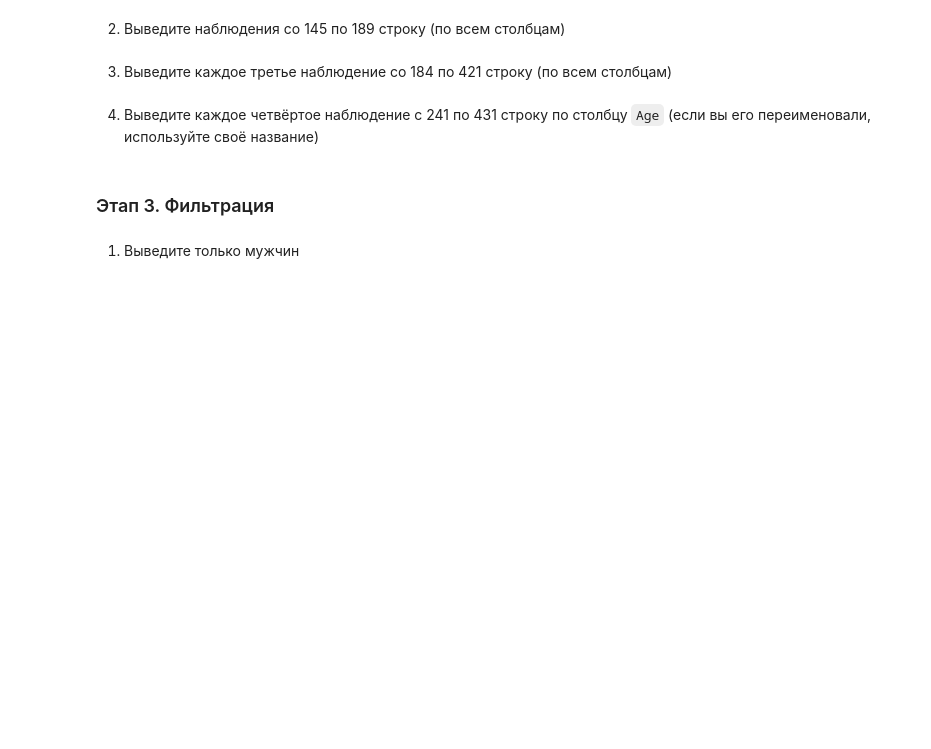
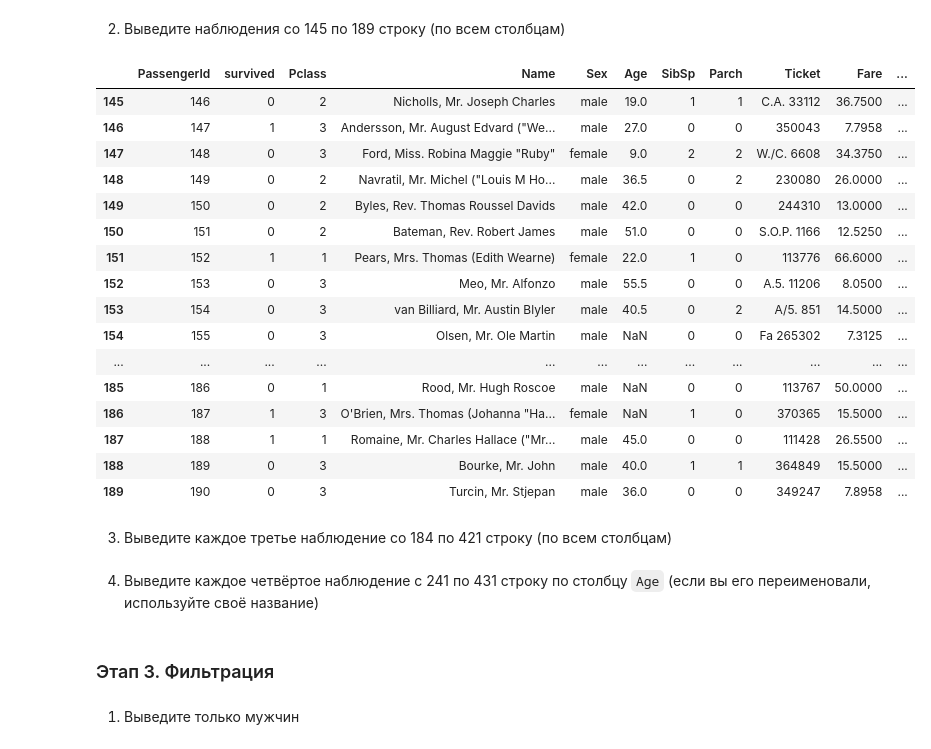
Before and after one commit to ksumarshmallow/Data-Analysis-Media-24, a Jupyter notebook: Seminars/Sem1/Sem1_Titanic.ipynb, the cells around one changed output. Saved outputs shown, nothing was run; the diff lists cells and outputs as text; code cells hidden in the pictures; blank space fills up the shorter version.

```diff
--- a/Seminars/Sem1/Sem1_Titanic.ipynb
+++ b/Seminars/Sem1/Sem1_Titanic.ipynb
@@ -16,3 +16,5 @@ https://raw.githubusercontent.com/rogovich/Data/master/data/titanic/train.csv
 (используйте библиотеку `Pandas`)
 # %%
 # YOUR CODE HERE (ﾉ◕ヮ◕)ﾉ*:･ﾟ✧
+import pandas as pd
+data = pd.read_csv("https://raw.githubusercontent.com/rogovich/Data/master/data/titanic/train.csv")
@@ -44,0 +143,4 @@ https://raw.githubusercontent.com/rogovich/Data/master/data/titanic/train.csv
+# %%
+# data.rename(columns = {"старое значение": "новое значение"})
+data = data.rename(columns = {"Survived": "survived"})
+data
@@ -46,6 +162,25 @@ https://raw.githubusercontent.com/rogovich/Data/master/data/titanic/train.csv
 2. Выведите наблюдения со 145 по 189 строку (по всем столбцам)
 # %%
 # YOUR CODE
+data.iloc[145:190]
+# %% [output]
+|  | PassengerId | survived | Pclass | Name | Sex | Age | SibSp | Parch | Ticket | Fare | ... |
+| 145 | 146 | 0 | 2 | Nicholls, Mr. Joseph Charles | male | 19.0 | 1 | 1 | C.A. 33112 | 36.7500 | ... |
+| 146 | 147 | 1 | 3 | Andersson, Mr. August Edvard ("We... | male | 27.0 | 0 | 0 | 350043 | 7.7958 | ... |
+| 147 | 148 | 0 | 3 | Ford, Miss. Robina Maggie "Ruby" | female | 9.0 | 2 | 2 | W./C. 6608 | 34.3750 | ... |
+| 148 | 149 | 0 | 2 | Navratil, Mr. Michel ("Louis M Ho... | male | 36.5 | 0 | 2 | 230080 | 26.0000 | ... |
+| 149 | 150 | 0 | 2 | Byles, Rev. Thomas Roussel Davids | male | 42.0 | 0 | 0 | 244310 | 13.0000 | ... |
+| 150 | 151 | 0 | 2 | Bateman, Rev. Robert James | male | 51.0 | 0 | 0 | S.O.P. 1166 | 12.5250 | ... |
+| 151 | 152 | 1 | 1 | Pears, Mrs. Thomas (Edith Wearne) | female | 22.0 | 1 | 0 | 113776 | 66.6000 | ... |
+| 152 | 153 | 0 | 3 | Meo, Mr. Alfonzo | male | 55.5 | 0 | 0 | A.5. 11206 | 8.0500 | ... |
+| 153 | 154 | 0 | 3 | van Billiard, Mr. Austin Blyler | male | 40.5 | 0 | 2 | A/5. 851 | 14.5000 | ... |
+| 154 | 155 | 0 | 3 | Olsen, Mr. Ole Martin | male | NaN | 0 | 0 | Fa 265302 | 7.3125 | ... |
+| ... | ... | ... | ... | ... | ... | ... | ... | ... | ... | ... | ... |
+| 185 | 186 | 0 | 1 | Rood, Mr. Hugh Roscoe | male | NaN | 0 | 0 | 113767 | 50.0000 | ... |
+| 186 | 187 | 1 | 3 | O'Brien, Mrs. Thomas (Johanna "Ha... | female | NaN | 1 | 0 | 370365 | 15.5000 | ... |
+| 187 | 188 | 1 | 1 | Romaine, Mr. Charles Hallace ("Mr... | male | 45.0 | 0 | 0 | 111428 | 26.5500 | ... |
+| 188 | 189 | 0 | 3 | Bourke, Mr. John | male | 40.0 | 1 | 1 | 364849 | 15.5000 | ... |
+| 189 | 190 | 0 | 3 | Turcin, Mr. Stjepan | male | 36.0 | 0 | 0 | 349247 | 7.8958 | ... |
 # %% [markdown]
 3. Выведите каждое третье наблюдение со 184 по 421 строку (по всем столбцам)
 # %%
```
Also changed, not shown: parts of 24 cells of this notebook, 1 other file.
